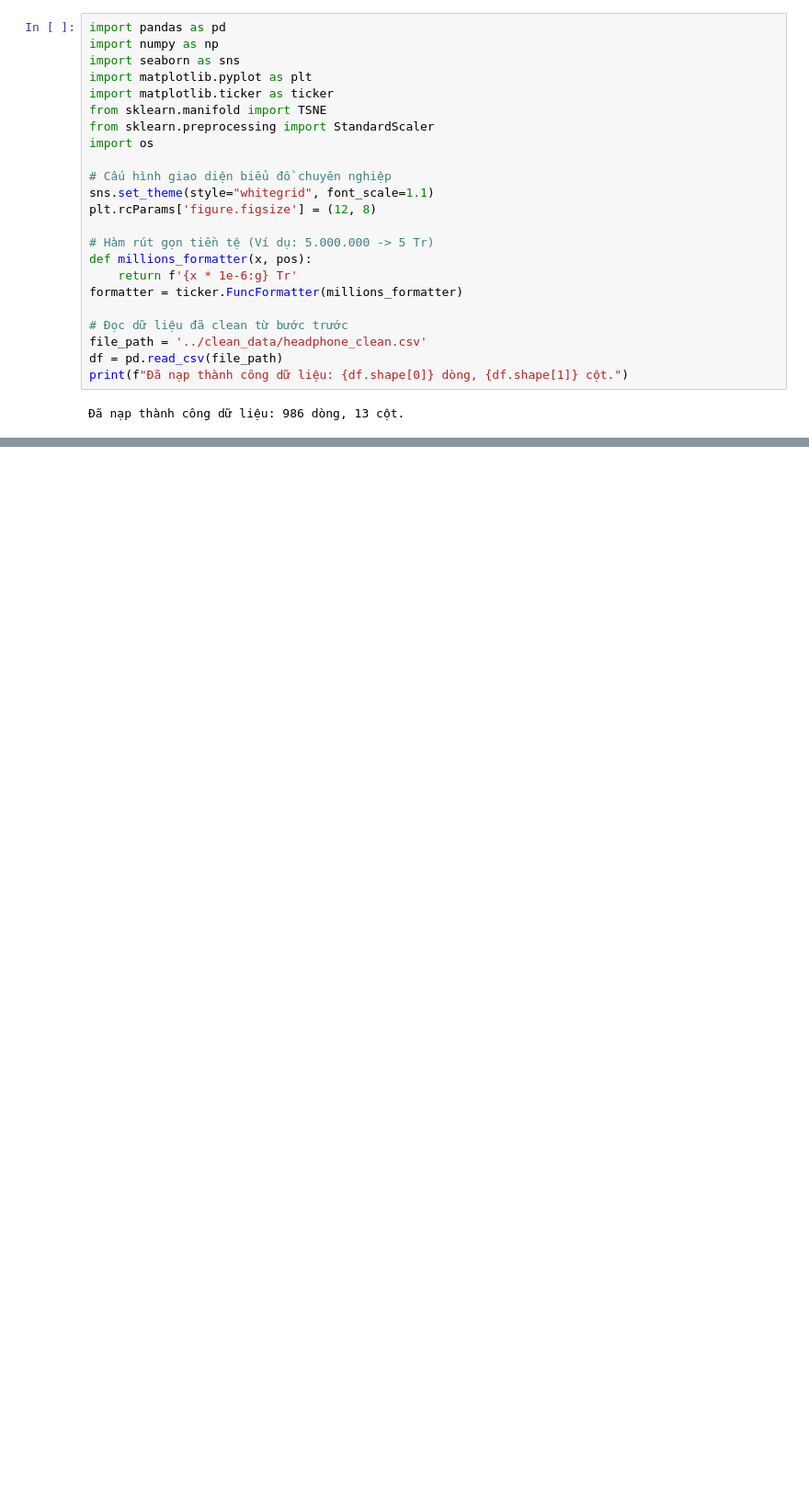
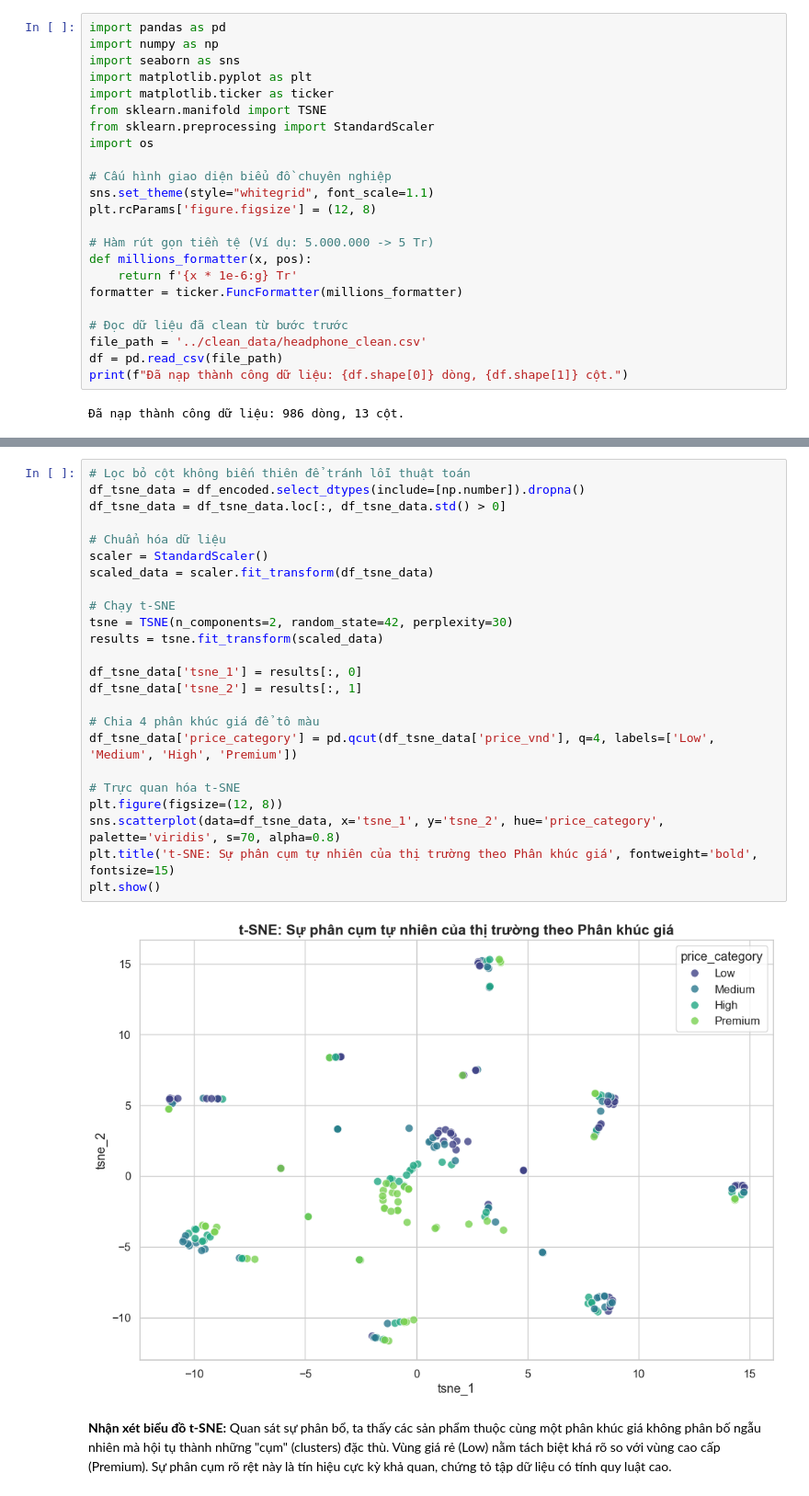
Before and after one commit to vcongggggg/KHDL, a Jupyter notebook: de_tai_2_headphone/notebooks/03-data_encoding.ipynb, the cells around one changed output, grey strips where cells are left out. Shown at 92% size. Drawn from its saved outputs; the diff is of its cells as text; blank space fills up the shorter version.

```diff
--- a/de_tai_2_headphone/notebooks/03-data_encoding.ipynb
+++ b/de_tai_2_headphone/notebooks/03-data_encoding.ipynb
@@ -307,0 +172,29 @@ Bài toán dự đoán giá tai nghe (Hồi quy) là **HOÀN TOÀN KHẢ THI**.
+# %%
+# Lọc bỏ cột không biến thiên để tránh lỗi thuật toán
+df_tsne_data = df_encoded.select_dtypes(include=[np.number]).dropna()
+df_tsne_data = df_tsne_data.loc[:, df_tsne_data.std() > 0]
+
+# Chuẩn hóa dữ liệu
+scaler = StandardScaler()
+scaled_data = scaler.fit_transform(df_tsne_data)
+
+# Chạy t-SNE
+tsne = TSNE(n_components=2, random_state=42, perplexity=30)
+results = tsne.fit_transform(scaled_data)
+
+df_tsne_data['tsne_1'] = results[:, 0]
+df_tsne_data['tsne_2'] = results[:, 1]
+
+# Chia 4 phân khúc giá để tô màu
+df_tsne_data['price_category'] = pd.qcut(df_tsne_data['price_vnd'], q=4, labels=['Low', 'Medium', 'High', 'Premium'])
+
+# Trực quan hóa t-SNE
+plt.figure(figsize=(12, 8))
+sns.scatterplot(data=df_tsne_data, x='tsne_1', y='tsne_2', hue='price_category', palette='viridis', s=70, alpha=0.8)
+plt.title('t-SNE: Sự phân cụm tự nhiên của thị trường theo Phân khúc giá', fontweight='bold', fontsize=15)
+plt.show()
+# %% [output]
+[figure, added]
+# %% [markdown]
+**Nhận xét biểu đồ t-SNE:**
+Quan sát sự phân bổ, ta thấy các sản phẩm thuộc cùng một phân khúc giá không phân bố ngẫu nhiên mà hội tụ thành những "cụm" (clusters) đặc thù. Vùng giá rẻ (Low) nằm tách biệt khá rõ so với vùng cao cấp (Premium). Sự phân cụm rõ rệt này là tín hiệu cực kỳ khả quan, chứng tỏ tập dữ liệu có tính quy luật cao.
```
Also changed, not shown: parts of 40 cells of this notebook, 1 other file.
